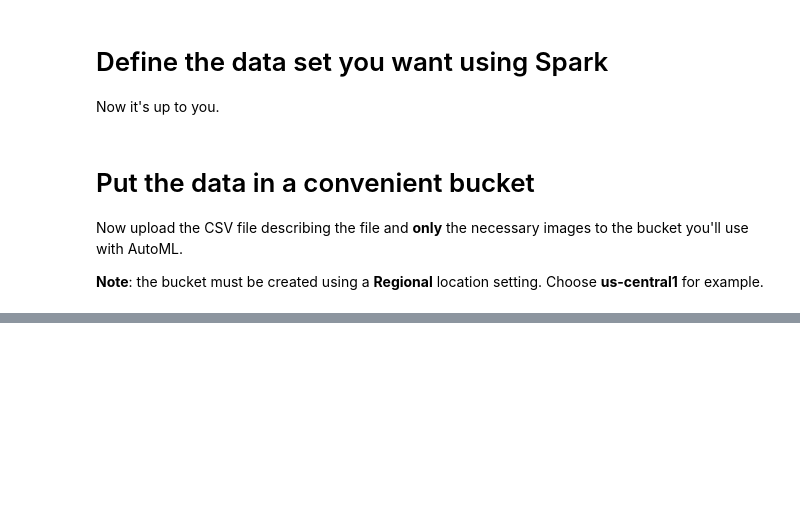
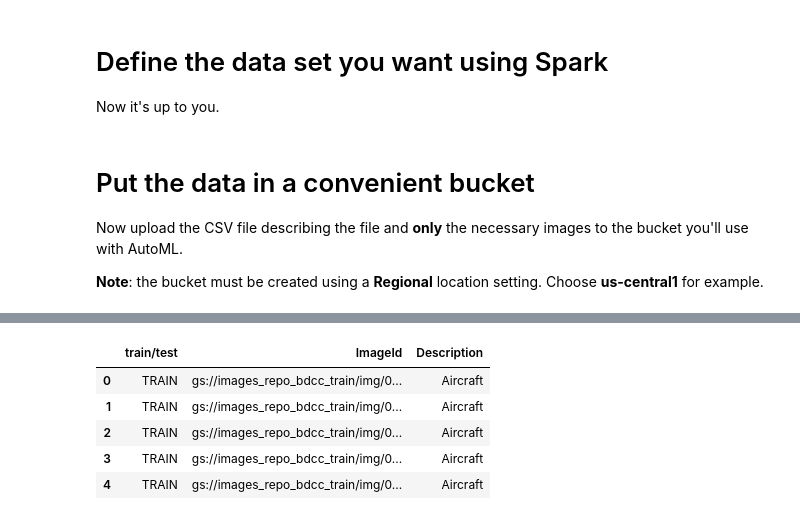
Before and after one commit to mvtap/BDCC, a Jupyter notebook: BDCC_Project_Auto_ML_dataset_preparation.ipynb, the cells around one changed output, grey strips where cells are left out. Saved outputs shown, nothing was run; the diff lists cells and outputs as text; code cells hidden in the pictures; blank space fills up the shorter version.

```diff
--- a/BDCC_Project_Auto_ML_dataset_preparation.ipynb
+++ b/BDCC_Project_Auto_ML_dataset_preparation.ipynb
@@ -220,0 +219,8 @@ MY_AUTOML_BUCKET='TODO'
+# %%
+MY_AUTOML_BUCKET='gs://images_repo_bdcc_train'
+# %%
+for j in range(final.shape[0]):
+  id = final.loc[[j],['ImageId']].values
+  idf = id[0][0]
+  !gsutil cp {BUCKET_URI}/images/{idf}.jpg {MY_AUTOML_BUCKET}/img/
+  print(j)
@@ -220,0 +245,16 @@ MY_AUTOML_BUCKET='TODO'
+# %%
+finalML = final
+j=0
+for j in range(finalML.shape[0]):
+  id = finalML.loc[[j],['ImageId']].values
+  idf = id[0][0]
+  finalML.loc[[j],['ImageId']] = MY_AUTOML_BUCKET+'/img/'+idf+'.jpg'
+# %%
+finalML.head()
+# %% [output]
+|  | train/test | ImageId | Description |
+| 0 | TRAIN | gs://images_repo_bdcc_train/img/0... | Aircraft |
+| 1 | TRAIN | gs://images_repo_bdcc_train/img/0... | Aircraft |
+| 2 | TRAIN | gs://images_repo_bdcc_train/img/0... | Aircraft |
+| 3 | TRAIN | gs://images_repo_bdcc_train/img/0... | Aircraft |
+| 4 | TRAIN | gs://images_repo_bdcc_train/img/0... | Aircraft |
```
Also changed, not shown: parts of 7 cells of this notebook.
